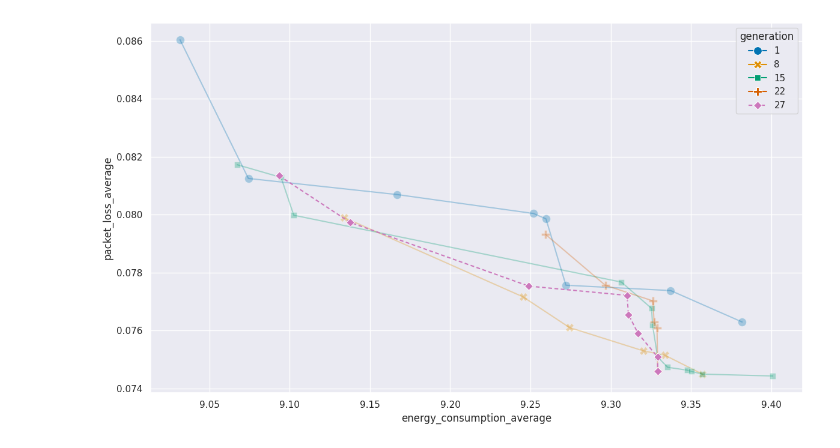
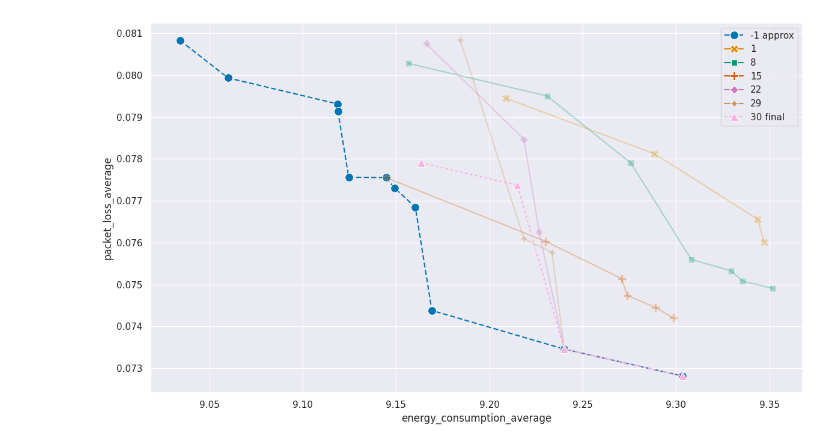
Before and after one commit to PalladioSimulator/Palladio-Analyzer-SimExp, a Jupyter notebook: datavisualization/python/jupyter/pareto_front.ipynb, the cells around one changed output. Drawn from its saved outputs; the diff is of its cells as text; code cells hidden in the pictures.

Commit message:
added approximated front

```diff
--- a/datavisualization/python/jupyter/pareto_front.ipynb
+++ b/datavisualization/python/jupyter/pareto_front.ipynb
@@ -8,5 +8,5 @@ sns.set_theme()
 # %%
 simexp_path = Path.cwd().parent / "simulation_result"
 # %%
-df = pd.read_csv(simexp_path / "pareto_fronts_strategy1c.csv")
+df = pd.read_csv(simexp_path / "pareto_fronts_strategy2d.csv")
 # %%
@@ -22,8 +15,10 @@ df.head()
 generations = df["generation"].drop_duplicates()
 #print("generations: %s" % generations)
 selected_generations = sorted(
-    set([generations.iloc[0], generations.iloc[-1]] + list(generations.iloc[::7]))
+    set(list(generations.head(1)) + list(generations.tail(2)) + list(generations.iloc[::7]))
 )
-print("selected: %s" % selected_gens)
+print("selected: %s" % selected_generations)
 df_reduced = df[df["generation"].isin(selected_generations)]
+final_generation = selected_generations[-1]
+approx_generation = -1
 # %% [output]
@@ -40,28 +28,34 @@ df_reduced.head()
 # %%
 dashes_dict = {gen: () for gen in df_reduced["generation"].unique()}
-las_generation = df_reduced.iloc[-1]["generation"]
-dashes_dict[las_generation] = (3, 2)  # 3 points line, 2 points space = dashed
+dashes_dict[-1] = (4, 2)  # 3 points line, 2 points space = dashed
+dashes_dict[final_generation] = (2, 2)  # 3 points line, 3 points space = dashed
 
 plt.figure(figsize=(14, 8))
 ax = sns.lineplot(data=df_reduced,
              x="energy_consumption_average", y="packet_loss_average",
              hue="generation", style="generation",
              markers=True,
              markersize=10,
              #dashes=False,
              dashes=dashes_dict,
              legend="full",
              palette="colorblind",
              #alpha=1,
             )
 handles, labels = ax.get_legend_handles_labels()
-last_label = str(las_generation)
+final_label = str(final_generation)
+approx_label = str(-1)
 for line, label in zip(ax.lines, labels):
-    if label == last_label:
+    if label == approx_label:
         line.set_alpha(1.0)   # fully opaque
         #line.set_linewidth(3)
+    elif label == final_label:
+        line.set_alpha(1.0)   # fully opaque
     else:
         line.set_alpha(0.3)   # others semi-transparent
+labels[0] = labels[0] + " approx"
+labels[-1] = labels[-1] + " final"
+ax.legend(handles, labels)
 plt.show()
 # %% [output]
-[figure, old version]
+[figure, new version]
```
Also changed, not shown: parts of 3 cells of this notebook.
